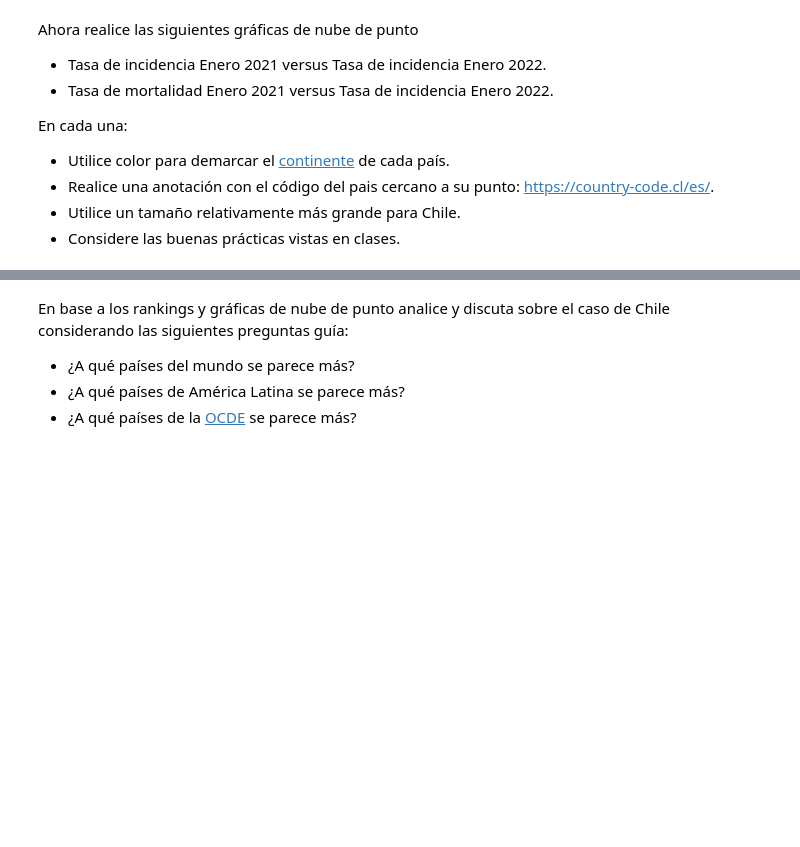
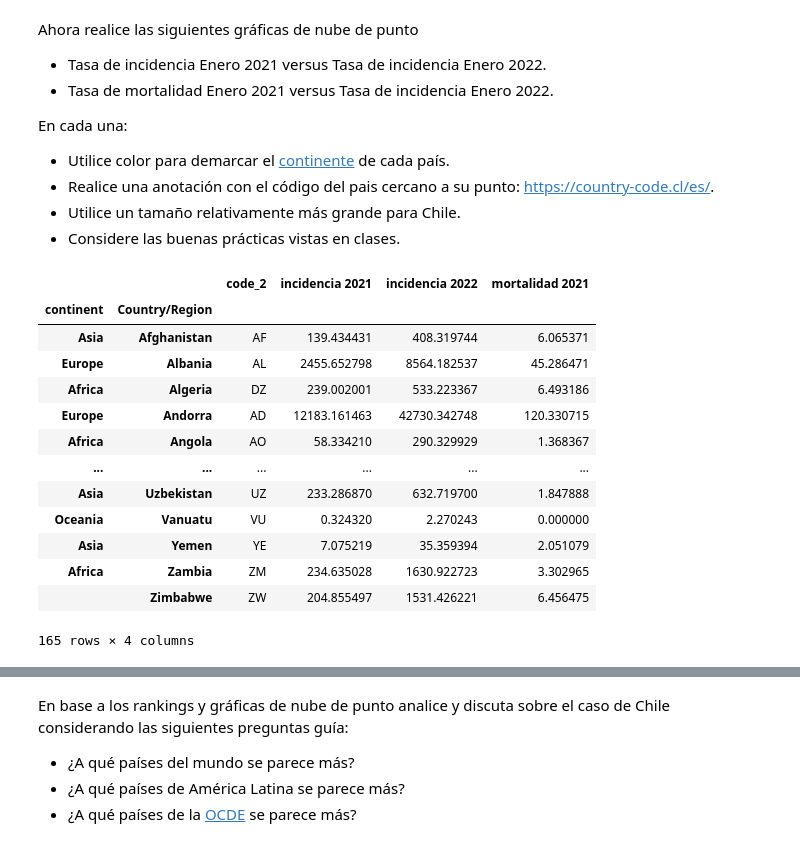
Before and after one commit to phuijse-classroom/info147-tarea-unidad1-ekipoagua, a Jupyter notebook: enunciado.ipynb, the cells around one changed output, grey strips where cells are left out. Cells and saved outputs as stored; diff of their text form; code cells hidden in the pictures; blank space fills up the shorter version.

```diff
--- a/enunciado.ipynb
+++ b/enunciado.ipynb
@@ -173,0 +186,20 @@ xd = tablas.groupby('continent')
+# %%
+table_reset_index = tablas.reset_index( level= 0,drop=False,inplace=False)
+table_reset_index.dropna(inplace=True);
+table_reset_index.set_index(['continent','Country/Region'],inplace=True)
+table_reset_index
+# %% [output]
+|  |  | code_2 | incidencia 2021 | incidencia 2022 | mortalidad 2021 |
+| continent | Country/Region |  |  |  |  |
+| Asia | Afghanistan | AF | 139.434431 | 408.319744 | 6.065371 |
+| Europe | Albania | AL | 2455.652798 | 8564.182537 | 45.286471 |
+| Africa | Algeria | DZ | 239.002001 | 533.223367 | 6.493186 |
+| Europe | Andorra | AD | 12183.161463 | 42730.342748 | 120.330715 |
+| Africa | Angola | AO | 58.334210 | 290.329929 | 1.368367 |
+| ... | ... | ... | ... | ... | ... |
+| Asia | Uzbekistan | UZ | 233.286870 | 632.719700 | 1.847888 |
+| Oceania | Vanuatu | VU | 0.324320 | 2.270243 | 0.000000 |
+| Asia | Yemen | YE | 7.075219 | 35.359394 | 2.051079 |
+| Africa | Zambia | ZM | 234.635028 | 1630.922723 | 3.302965 |
+|  | Zimbabwe | ZW | 204.855497 | 1531.426221 | 6.456475 |
+165 rows × 4 columns
```
Also changed, not shown: parts of 5 cells of this notebook.
